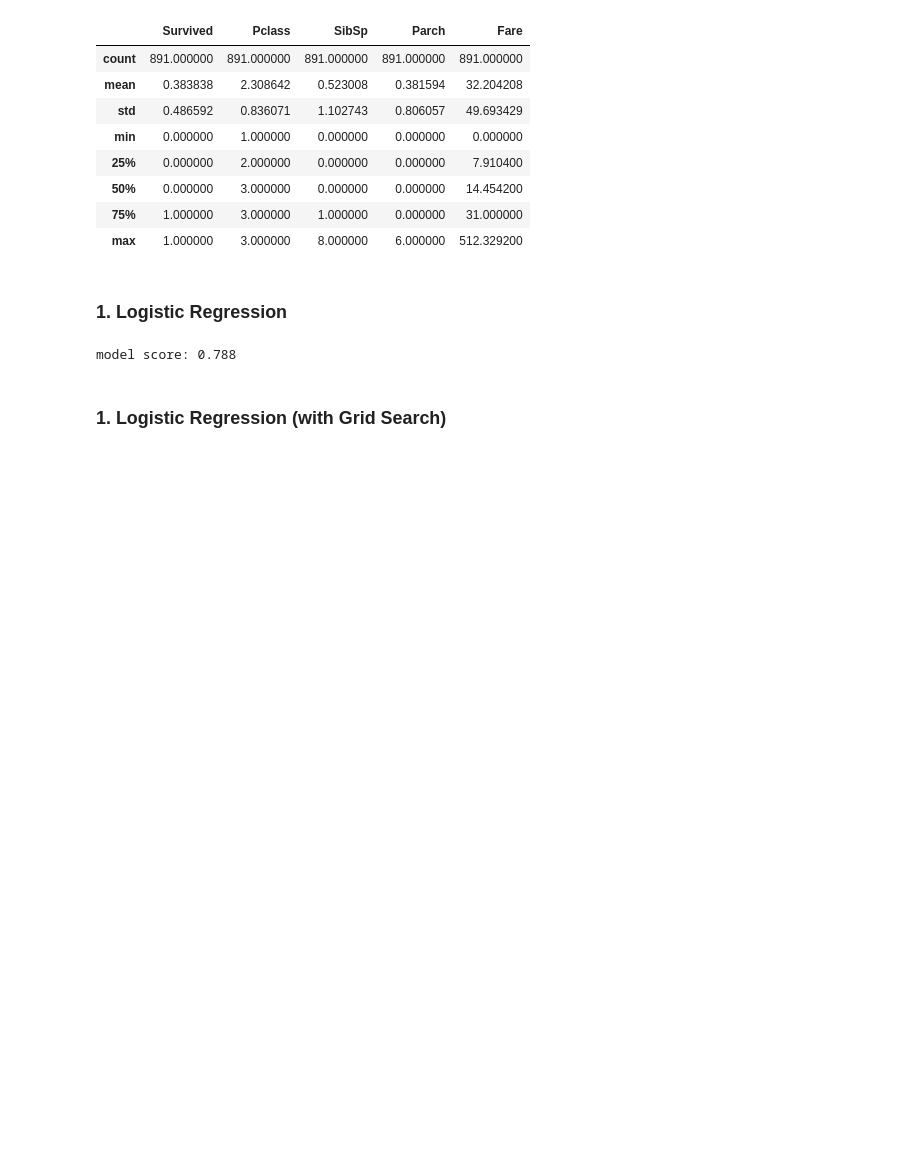
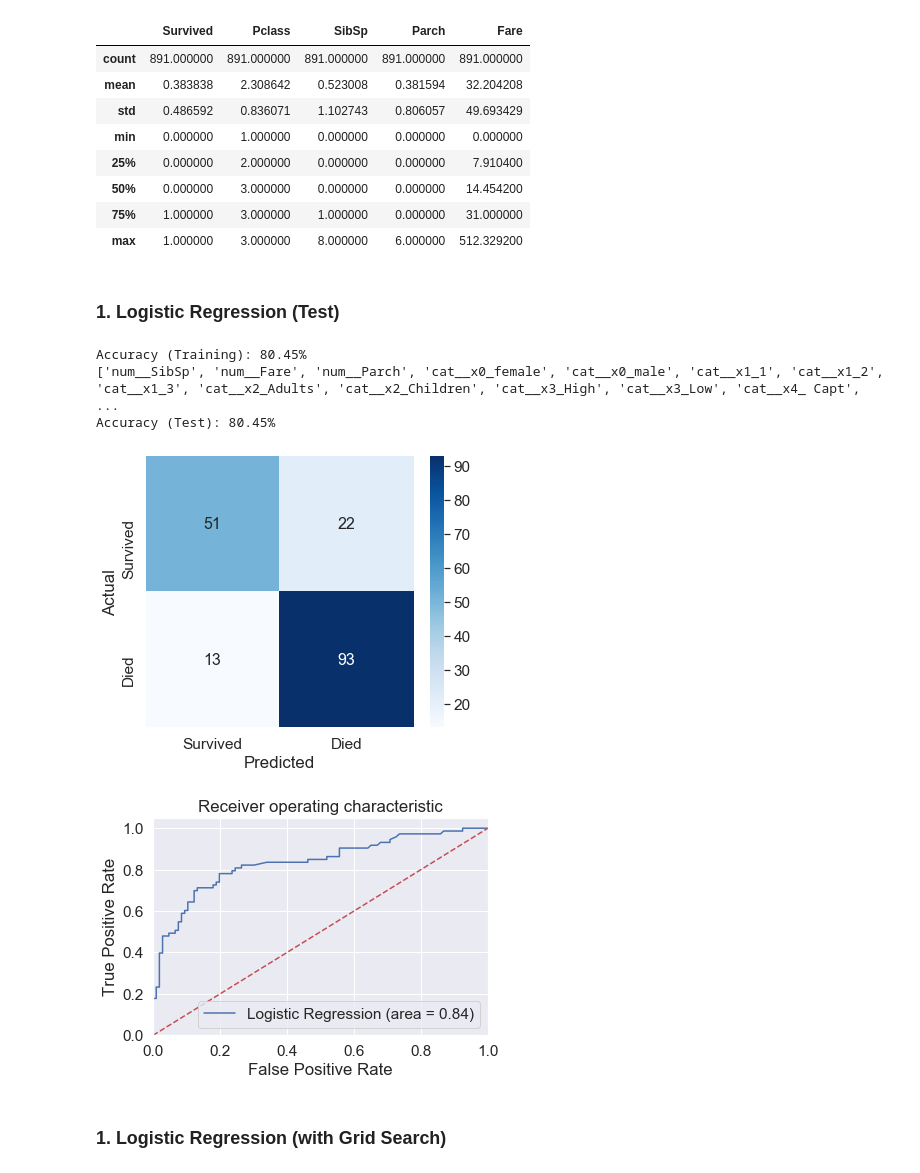
Before and after one commit to dexterch91/CA1-ML-Submission, a Jupyter notebook: CA1-Dexter Chew.ipynb, the cells around one changed output. Drawn from its saved outputs; the diff is of its cells as text; code cells hidden in the pictures; blank space fills up the shorter version.

Commit message:
Model Evaluation

```diff
--- a/CA1-Dexter Chew.ipynb
+++ b/CA1-Dexter Chew.ipynb
@@ -812,7 +812,7 @@ new_df.describe()
 | max | 1.000000 | 3.000000 | 8.000000 | 6.000000 | 512.329200 |
 # %%
 catfeat = ["Sex","Pclass","AgeBinned","TicketNoBinned","Salutation","Embarked"] #Categorical Features
-numfeat = ["SibSp","Fare","SibSp"] #Numerical
+numfeat = ["SibSp","Fare","Parch"] #Numerical
 response = ["Survived"]
 # %%
 X = new_df.drop(['Survived'],axis=1)  # independant features
@@ -823,2 +859,2 @@ X_train, X_test, y_train, y_test = train_test_split(X, y, test_size=0.2, random_
 # %% [markdown]
-### 1. Logistic Regression
+### 1. Logistic Regression (Test)
@@ -825,25 +929,32 @@ X_train, X_test, y_train, y_test = train_test_split(X, y, test_size=0.2, random_
 # %%
-numeric_transformer = Pipeline(steps=[("scaler", StandardScaler())])
-categorical_transformer = OneHotEncoder(handle_unknown="ignore")
-
 #0. Variable Model (To Change)
-model = LogisticRegression()
+model = LogisticRegression(random_state=42)
+model_name = "Logistic Regression"
 
 preprocessor = ColumnTransformer(
     transformers=[
-        ("num", numeric_transformer, numfeat), #preprocessing the numerical feat (Std Scalar)
-        ("cat", categorical_transformer, catfeat), #preprocessing the categorical feat (one-Hot)
+        ("num", StandardScaler(), numfeat), #preprocessing the numerical feat (Std Scalar)
+        ("cat", OneHotEncoder(handle_unknown="ignore"), catfeat) #preprocessing the categorical feat (one-Hot)
     ]
 )
 
 pipeline = Pipeline(
     steps=[("preprocessor", preprocessor), ("model", model )]
 )
 
 pipeline.fit(X_train, y_train)
-print("model score: %.3f" % pipeline.score(X_test, y_test))
+print("Accuracy (Training): {:.2f}%".format(pipeline.score(X_test, y_test)*100))
+columns = get_feature_names(preprocessor)
+print(columns)
+
+#0. Variable Model (To Change)
+LogReg=modelEval(pipeline,y_test,X_test,model_name)
 # %% [output]
-model score: 0.788
+Accuracy (Training): 80.45%
+['num__SibSp', 'num__Fare', 'num__Parch', 'cat__x0_female', 'cat__x0_male', 'cat__x1_1', 'cat__x1_2', 'cat__x1_3', 'cat__x2_Adults', 'cat__x2_Children', 'cat__x3_High', 'cat__x3_Low', 'cat__x4_ Capt', ...
+Accuracy (Test): 80.45%
+[figure, added]
+[figure, added]
 # %% [markdown]
 ### 1. Logistic Regression (with Grid Search)
 # %%
```
Also changed, not shown: parts of 26 cells of this notebook, 1 other file.
